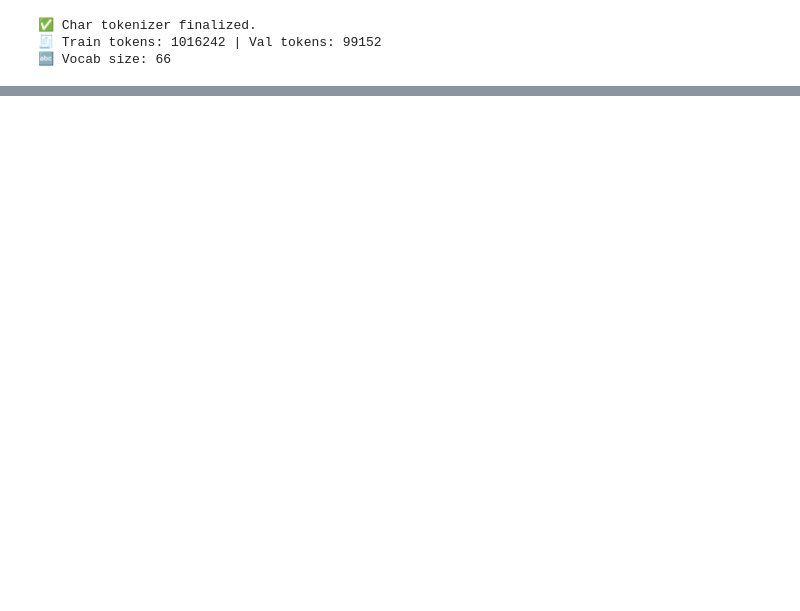
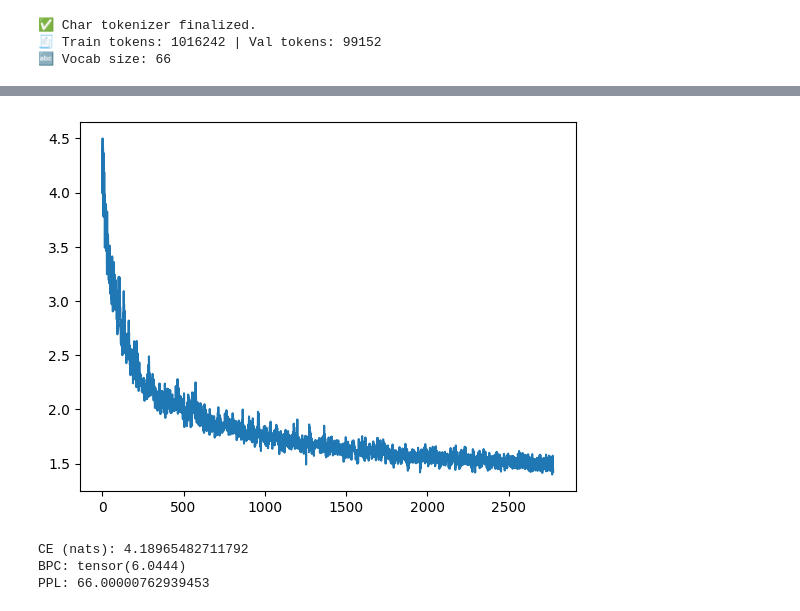
Before and after one commit to falseywinchnet/PyITD, a Jupyter notebook: tiny.ipynb, the cells around one changed output, grey strips where cells are left out. Drawn from its saved outputs; the diff is of its cells as text; code cells hidden in the pictures; blank space fills up the shorter version.

```diff
--- a/tiny.ipynb
+++ b/tiny.ipynb
@@ -548 +598,7 @@ for epoch in range(1, num_epochs + 1):
 KeyboardInterrupt:
+# %%
+from matplotlib import pyplot as plt
+plt.plot(losses[100:])
+plt.show()
+# %% [output]
+[figure, added]
@@ -549,3 +637,17 @@ KeyboardInterrupt:
+# %%
+CEmodel = UnigramModel(vocab_size).to(device)
+
+# evaluate on validation
+for X, Y in val_loader:  # build a DataLoader for val_ids
+    _, loss = CEmodel(X, targets=Y)
+    print("CE (nats):", loss.item())
+    print("BPC:", loss.item() / torch.log(torch.tensor(2.0)))
+    print("PPL:", torch.exp(loss).item())
+    break
+# %% [output]
+CE (nats): 4.18965482711792
+BPC: tensor(6.0444)
+PPL: 66.00000762939453
 # %%
 import numpy as np
 import torch
```
Also changed, not shown: parts of 20 cells of this notebook.
